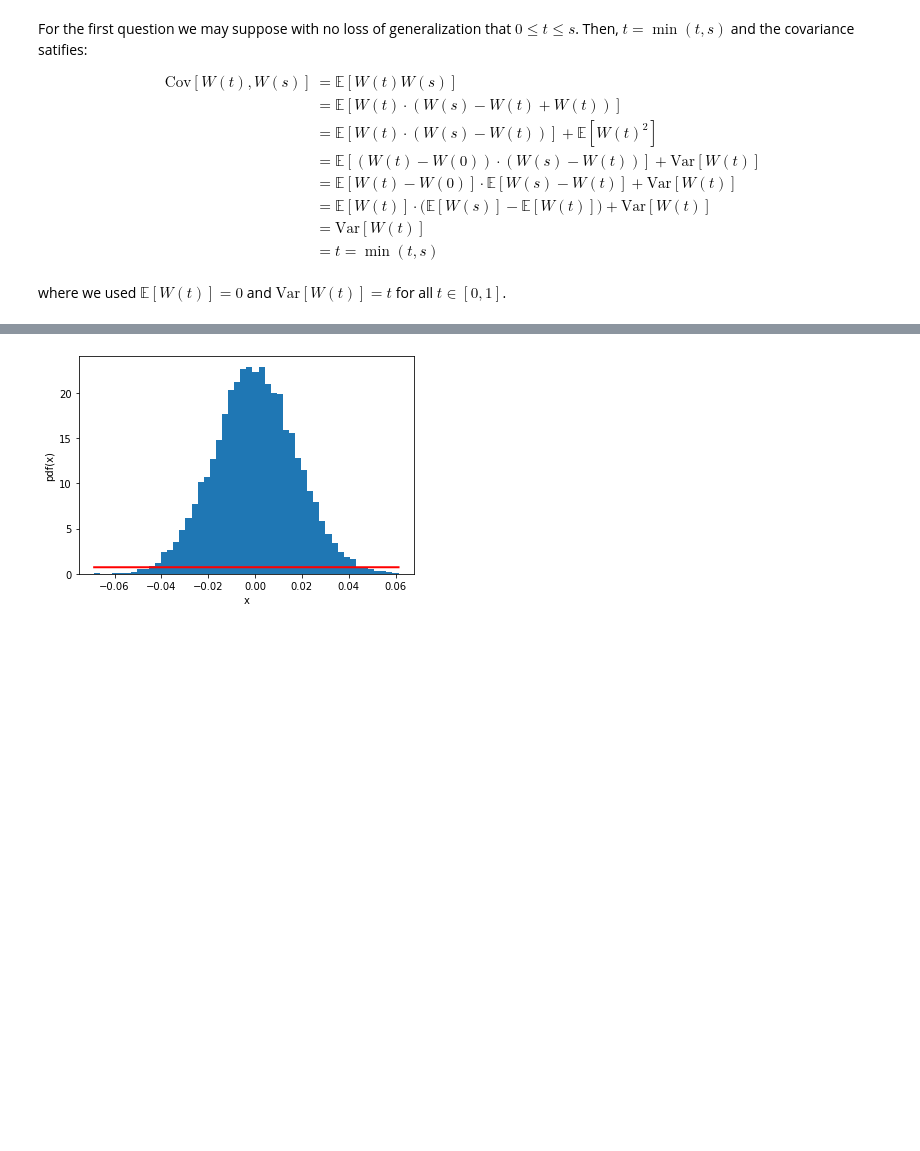
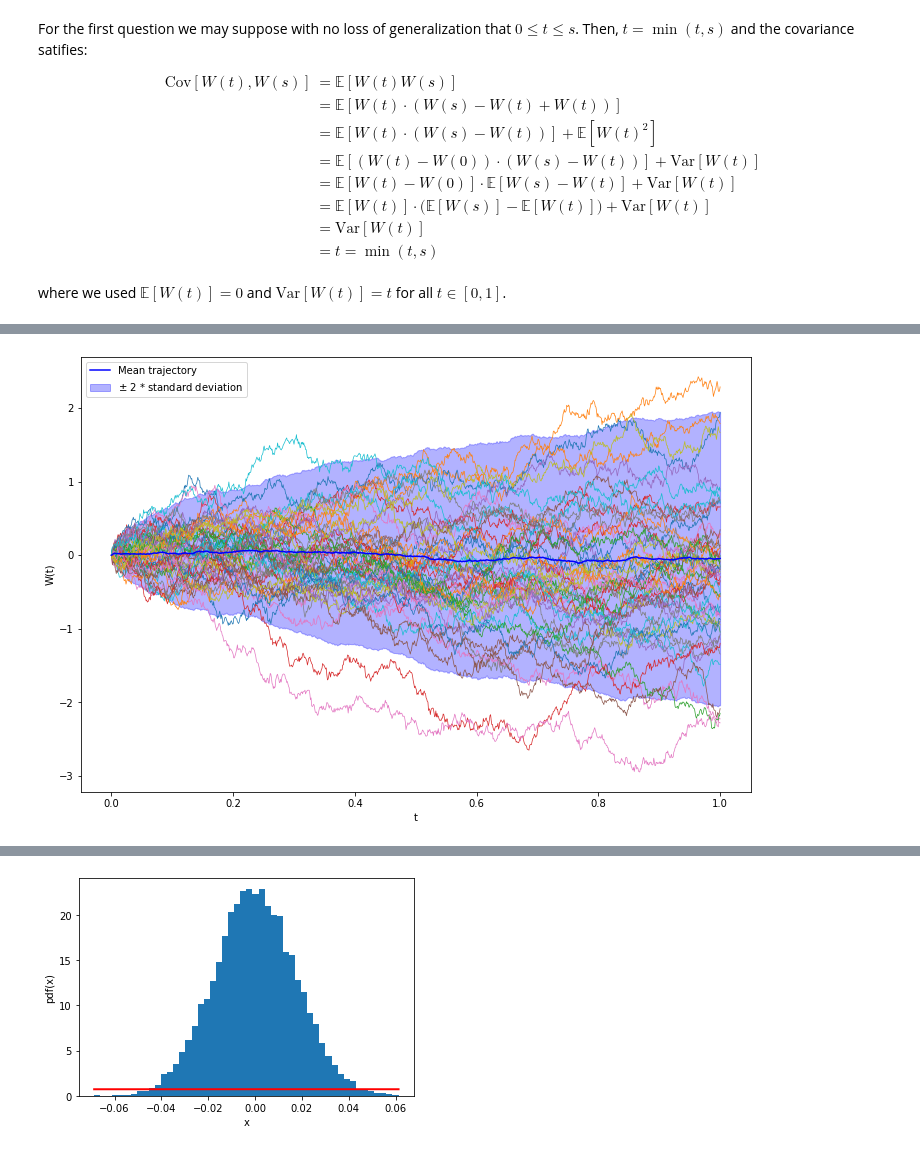
Before and after one commit to Ocete/mcd-pe-continuo, a Jupyter notebook: P1/ejercicios.ipynb, the cells around one changed output, grey strips where cells are left out. Saved outputs shown, nothing was run; the diff lists cells and outputs as text; code cells hidden in the pictures; blank space fills up the shorter version.

```diff
--- a/P1/ejercicios.ipynb
+++ b/P1/ejercicios.ipynb
@@ -613,3 +610,14 @@ Now, let $t > 0$ (and $t < s$, as we are assuming from the beginning). Then:
+# %%
+# Creo que este es el apartado a, lo estaba usando para comparar con Antonio
+# Como dijimos, quizas rho=0.5 mejor?
+
+rho = 0.5
+t, W1 = ex.simulate_wiener_process()
+_, W2 = ex.simulate_wiener_process()
+V1 = rho*W1 + np.sqrt(1 - rho**2)*W2
+ex.plot_trajectories(t, V1)
+# %% [output]
+[figure, added]
 # %%
 rho = 0.5
 c = np.e
```
Also changed, not shown: parts of 12 cells of this notebook, 4 other files.
